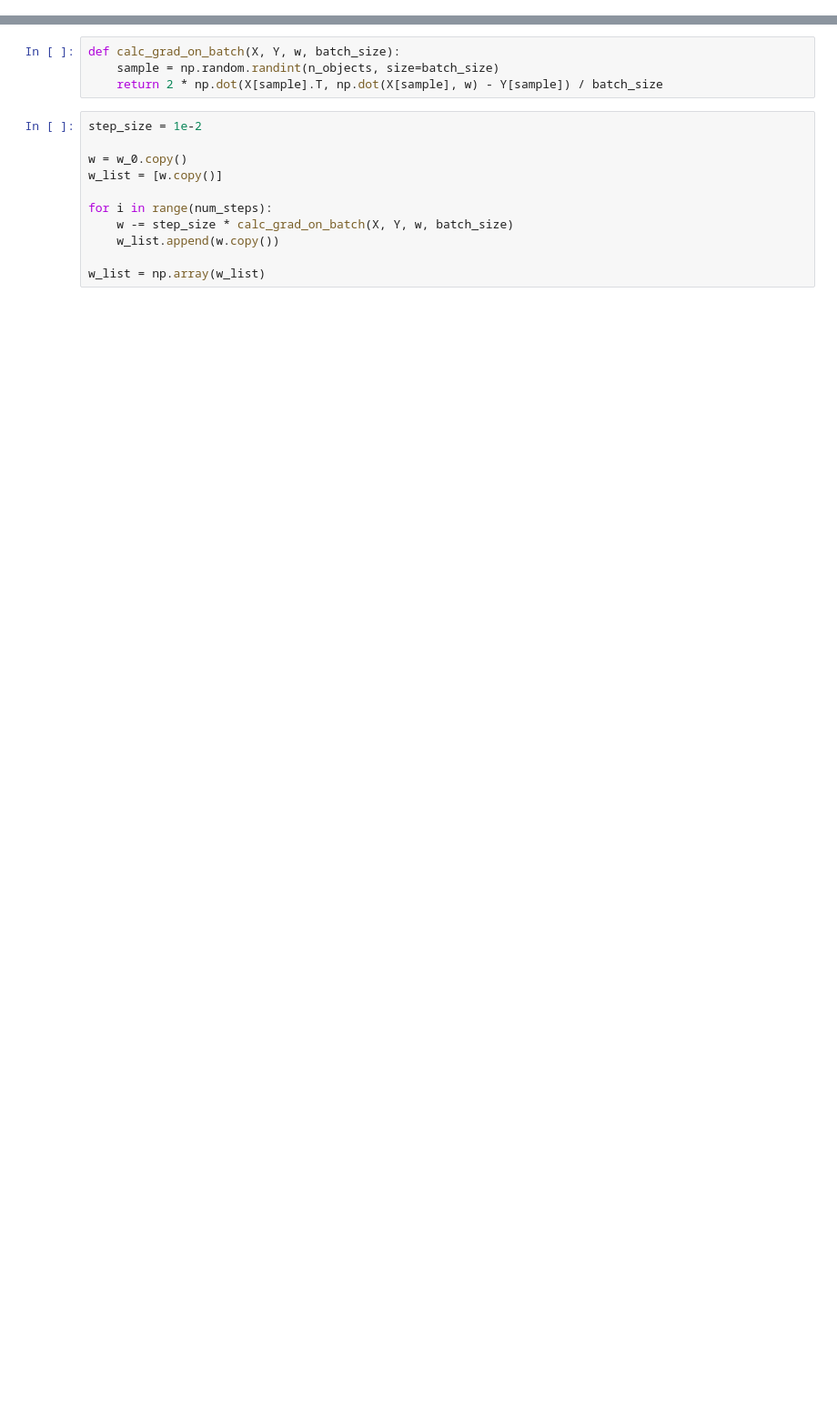
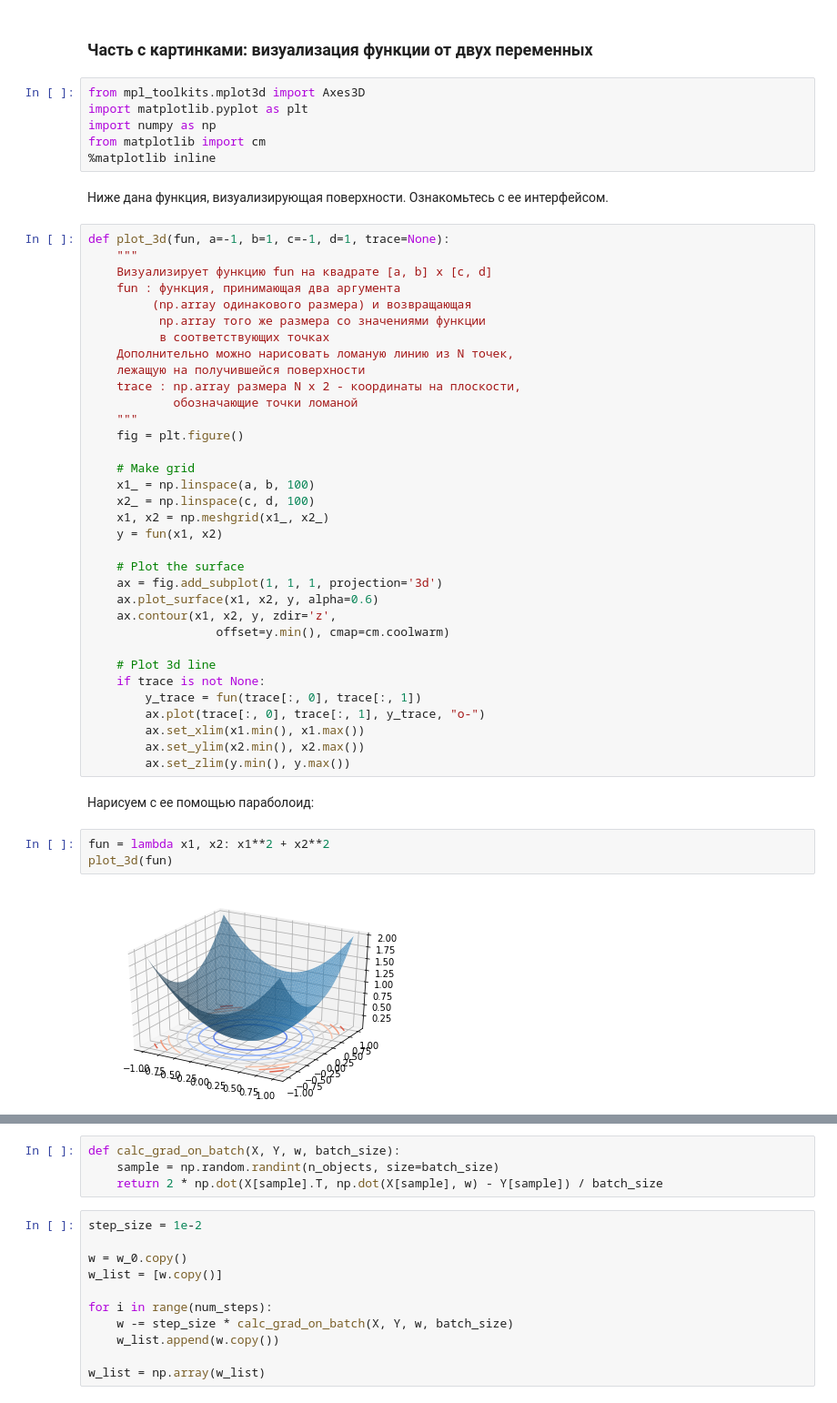
Before and after one commit to Vasyka/intro-ml-bi, a Jupyter notebook: week04/sem04_gradient.ipynb, the cells around one changed output, grey strips where cells are left out. Shown at 91% size. Saved outputs shown, nothing was run; the diff lists cells and outputs as text; blank space fills up the shorter version.

```diff
--- a/week04/sem04_gradient.ipynb
+++ b/week04/sem04_gradient.ipynb
@@ -247,0 +18,53 @@ We now visualize the trajectories of stochastic gradient descent, repeating the
+# %% [markdown]
+### Часть с картинками: визуализация функции от двух переменных
+# %%
+from mpl_toolkits.mplot3d import Axes3D
+import matplotlib.pyplot as plt
+import numpy as np
+from matplotlib import cm
+%matplotlib inline
+# %% [markdown]
+Ниже дана функция, визуализирующая поверхности. Ознакомьтесь с ее интерфейсом.
+# %%
+def plot_3d(fun, a=-1, b=1, c=-1, d=1, trace=None):
+    """
+    Визуализирует функцию fun на квадрате [a, b] x [c, d]
+    fun : функция, принимающая два аргумента
+         (np.array одинакового размера) и возвращающая
+          np.array того же размера со значениями функции
+          в соответствующих точках
+    Дополнительно можно нарисовать ломаную линию из N точек,
+    лежащую на получившейся поверхности
+    trace : np.array размера N x 2 - координаты на плоскости,
+            обозначающие точки ломаной
+    """
+    fig = plt.figure()
+
+    # Make grid
+    x1_ = np.linspace(a, b, 100)
+    x2_ = np.linspace(c, d, 100)
+    x1, x2 = np.meshgrid(x1_, x2_)
+    y = fun(x1, x2)
+
+    # Plot the surface
+    ax = fig.add_subplot(1, 1, 1, projection='3d')
+    ax.plot_surface(x1, x2, y, alpha=0.6)
+    ax.contour(x1, x2, y, zdir='z',
+                  offset=y.min(), cmap=cm.coolwarm)
+
+    # Plot 3d line
+    if trace is not None:
+        y_trace = fun(trace[:, 0], trace[:, 1])
+        ax.plot(trace[:, 0], trace[:, 1], y_trace, "o-")
+        ax.set_xlim(x1.min(), x1.max())
+        ax.set_ylim(x2.min(), x2.max())
+        ax.set_zlim(y.min(), y.max())
+# %% [markdown]
+
+
+Нарисуем с ее помощью параболоид:
+# %%
+fun = lambda x1, x2: x1**2 + x2**2
+plot_3d(fun)
+# %% [output]
+[figure, added]
```
Also changed, not shown: parts of 109 cells of this notebook.
